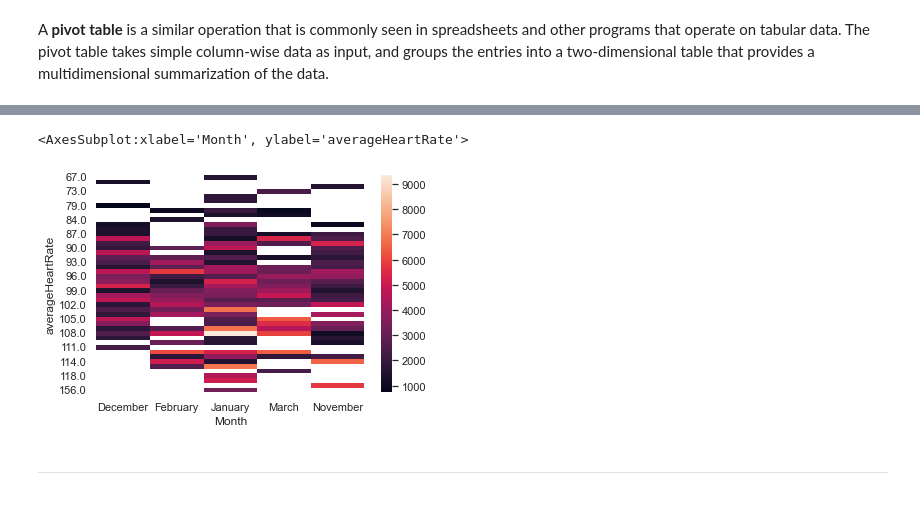
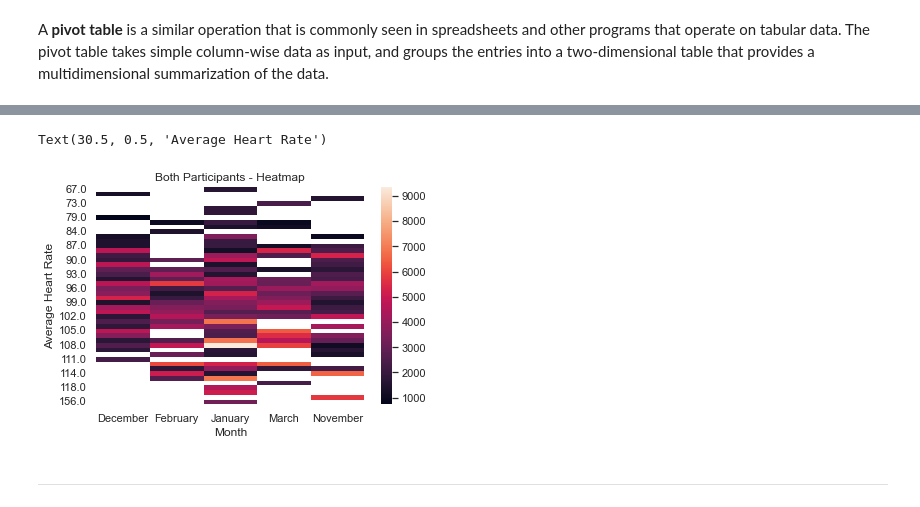
Before and after one commit to KimBug29/Health_Fitness, a Jupyter notebook: fitness.ipynb, the cells around one changed output, grey strips where cells are left out. Cells and saved outputs as stored; diff of their text form; code cells hidden in the pictures.

```diff
--- a/fitness.ipynb
+++ b/fitness.ipynb
@@ -421,14 +463,17 @@ sns.heatmap(pivot)
 # %%
 # Pivot table - heat map. Displays both participants average heart rate, steps by month.
 pivot = Participant_info.pivot_table(
     index=["averageHeartRate"],
     columns=["Month"],
     values="steps",
     aggfunc=np.average)
 sns.heatmap(pivot)
+plt.title("Both Participants - Heatmap")
+plt.xlabel("Month")
+plt.ylabel("Average Heart Rate")
 # %% [output]
-<AxesSubplot:xlabel='Month', ylabel='averageHeartRate'>
+Text(30.5, 0.5, 'Average Heart Rate')
-[figure, old version]
+[figure, new version]
 # %% [markdown]
 ***
 # %% [markdown]
```
Also changed, not shown: parts of 14 cells of this notebook.
